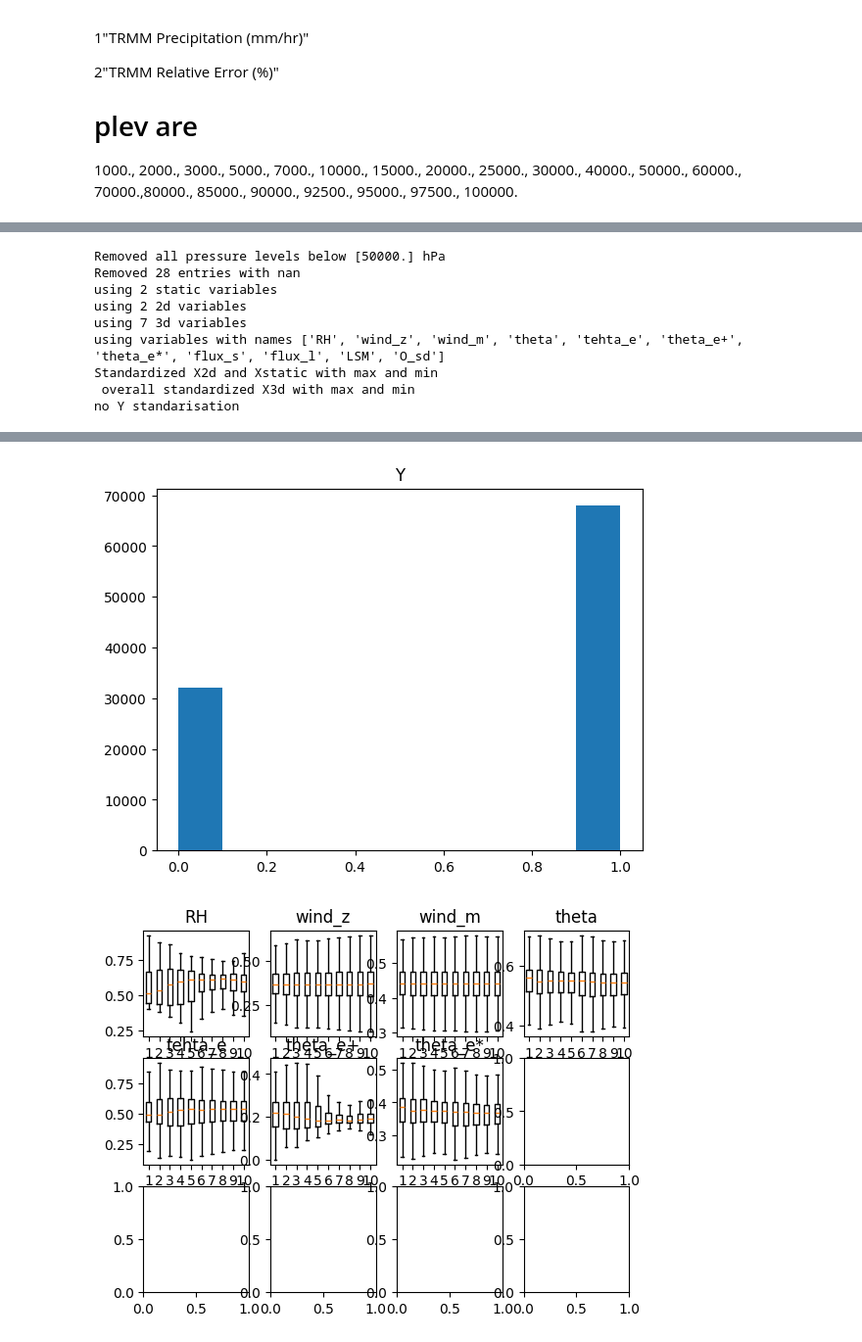
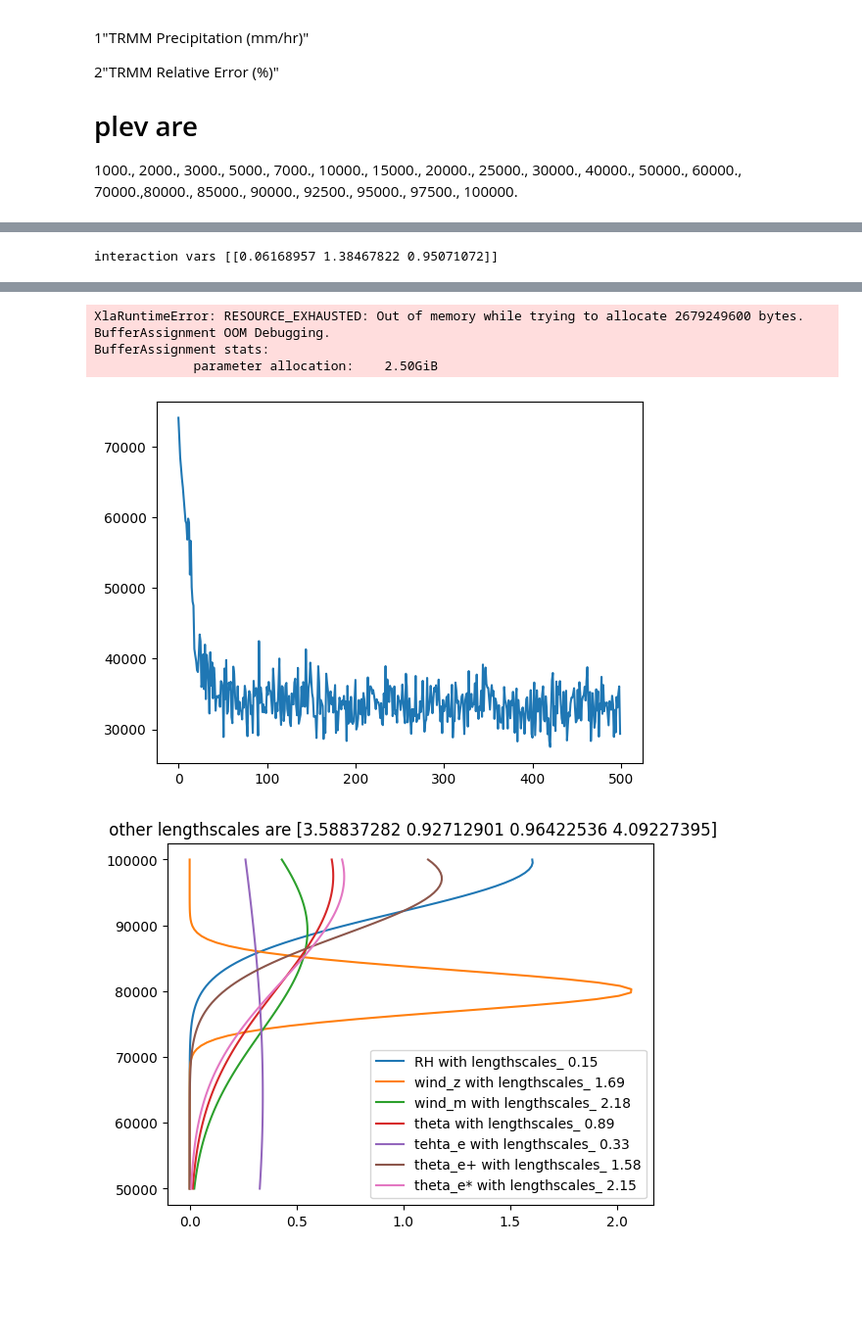
Before and after one commit to JaxGaussianProcesses/GPJax, a Jupyter notebook: Play_full2.ipynb, the cells around one changed output, grey strips where cells are left out. Shown at 98% size. Cells and saved outputs as stored; diff of their text form; code cells hidden in the pictures; blank space fills up the shorter version.

```diff
--- a/Play_full2.ipynb
+++ b/Play_full2.ipynb
@@ -267,3 +269,22 @@ def prep_data(type=str):
     )
 
     return D, problem_info
+# %%
+
+D, problem_info = prep_data("just rain")
+plot_data(problem_info,D)
+
+
+num_inducing=50
+max_depth = 2
+smoother = init_smoother(problem_info)
+
+
+D_inducing = D.get_subset(500).get_subset(num_inducing, space_filling=True, no_3d=False, smoother=smoother)
+inducing_inputs_3d = D_inducing.X3d
+inducing_inputs_2d = D_inducing.X2d
+inducing_inputs_static = D_inducing.Xstatic
+
+
+
+D_ref = D_inducing#D.get_subset(250)
@@ -270,24 +313,5 @@ def prep_data(type=str):
 # %%
 
-D, problem_info = prep_data("just rain")
-plot_data(problem_info,D)
-
-
-num_inducing=50
-max_depth = 2
-smoother = init_smoother(problem_info)
-
-
-D_inducing = D.get_subset(100).get_subset(num_inducing, space_filling=True, no_3d=False, smoother=smoother)
-inducing_inputs_3d = D_inducing.X3d
-inducing_inputs_2d = D_inducing.X2d
-inducing_inputs_static = D_inducing.Xstatic
-
-
-D_ref = D_inducing#D.get_subset(25)
-
-
-D_thinning =  D.get_subset(1000)
 
 
 interaction_variance_init = jnp.array([[0.1,0.1,0.1]], dtype=jnp.float64)
@@ -307,7 +331,7 @@ bernoulli_posterior = VariationalPrecipGP(
     inducing_inputs_3d=inducing_inputs_3d,
     inducing_inputs_2d=inducing_inputs_2d,
     inducing_inputs_static=inducing_inputs_static,
-    parameterisation="standard",
+    parameterisation="white",
     fiddled_ng=False,
     lengthscale_penalisation_factor=1.0,
     ).replace_bijector(
@@ -328,7 +352,7 @@ opt_bernoulli_posterior, history = gpx.fit(
         objective=jax.jit(bernoulli_posterior.loss_fn(negative=True)), #todo rejit
         train_data=D,
         optim=ox.adamw(1e-1),
-        num_iters=200,
+        num_iters=500,
         batch_size=512,
         safe=False,
         key=key,
@@ -337,14 +361,6 @@ plt.figure()
 plt.plot(history)
 plot_params(problem_info, opt_bernoulli_posterior,D)
 print(f"interaction vars {opt_bernoulli_posterior.interaction_variances}")
-#plot_interactions(problem_info, opt_initial_variational_posterior, D, k=5, use_range=False, use_inducing_points=False, use_ref=True)
+#plot_interactions(problem_info, opt_bernoulli_posterior, D, k=5, use_range=False, use_inducing_points=True, use_ref=False)
 # %% [output]
-Removed all pressure levels below [50000.] hPa
-Removed 28 entries with nan
-using 2 static variables
-using 2 2d variables
-using 7 3d variables
-using variables with names ['RH', 'wind_z', 'wind_m', 'theta', 'tehta_e', 'theta_e+', 'theta_e*', 'flux_s', 'flux_l', 'LSM', 'O_sd']
-Standardized X2d and Xstatic with max and min
- overall standardized X3d with max and min
-no Y standarisation
+interaction vars [[0.06168957 1.38467822 0.95071072]]
@@ -352,2 +384,6 @@ interaction vars [[4.40741497 0.29323311 0.19468132]]
+XlaRuntimeError: RESOURCE_EXHAUSTED: Out of memory while trying to allocate 2679249600 bytes.
+BufferAssignment OOM Debugging.
+BufferAssignment stats:
+             parameter allocation:    2.50GiB
-[figure, old version]
+[figure, new version]
-[figure, old version]
+[figure, new version]
```
Also changed, not shown: parts of 8 cells of this notebook, 4 other files.
